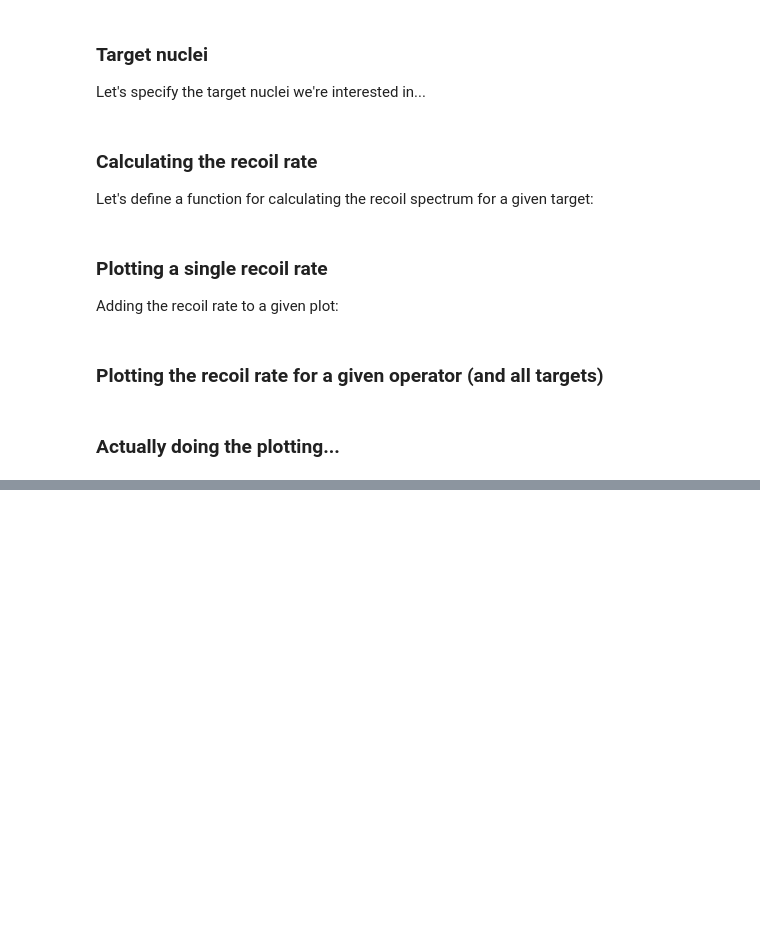
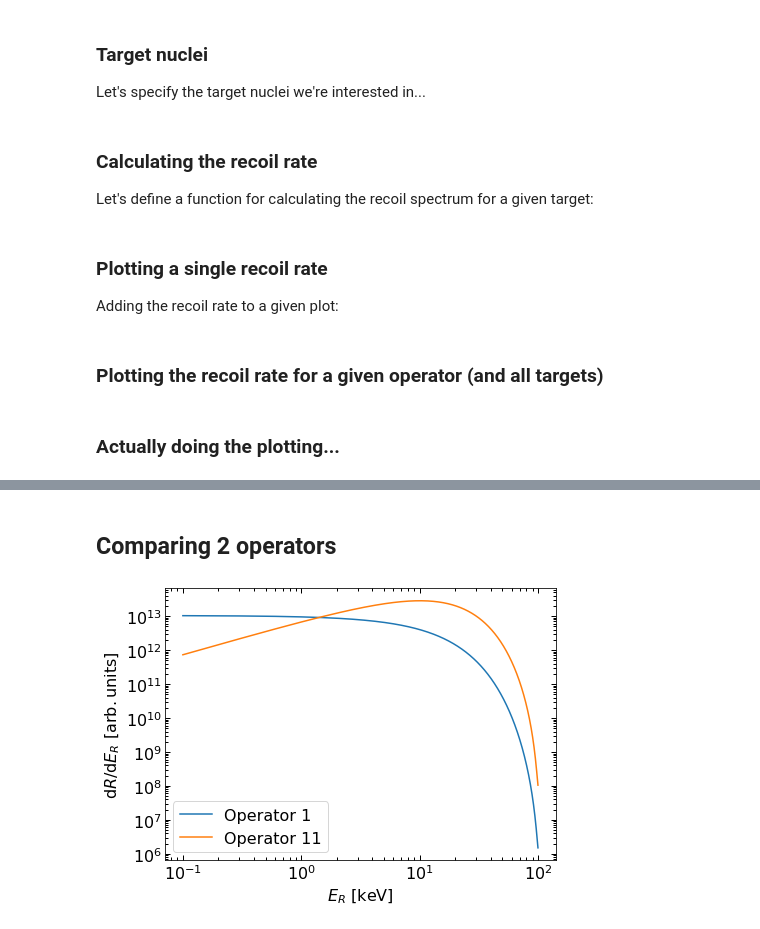
Before and after one commit to bradkav/WIMpy_NREFT, a Jupyter notebook: Examples/Spectra.ipynb, the cells around one changed output, grey strips where cells are left out. Cells and saved outputs as stored; diff of their text form; code cells hidden in the pictures; blank space fills up the shorter version.

```diff
--- a/Examples/Spectra.ipynb
+++ b/Examples/Spectra.ipynb
@@ -125,0 +137,18 @@ pl.show()
+# %% [markdown]
+## Comparing 2 operators
+# %%
+fig = pl.figure(figsize=(7,5))
+
+dRdE1 = calcSpectrum("Xenon", 1)
+dRdE11 = calcSpectrum("Xenon", 11)
+
+pl.loglog(E_list, dRdE1, label="Operator 1")
+pl.loglog(E_list, 1e4*dRdE11, label = "Operator 11")
+
+pl.xlabel(r'$E_R \,\,\mathrm{[keV]}$')
+pl.ylabel(r'$\mathrm{d}R/\mathrm{d}E_R \,\,\mathrm{[arb. units]}$')
+
+pl.legend()
+pl.show()
+# %% [output]
+[figure, added]
```
Also changed, not shown: parts of 4 cells of this notebook, 4 other files.
